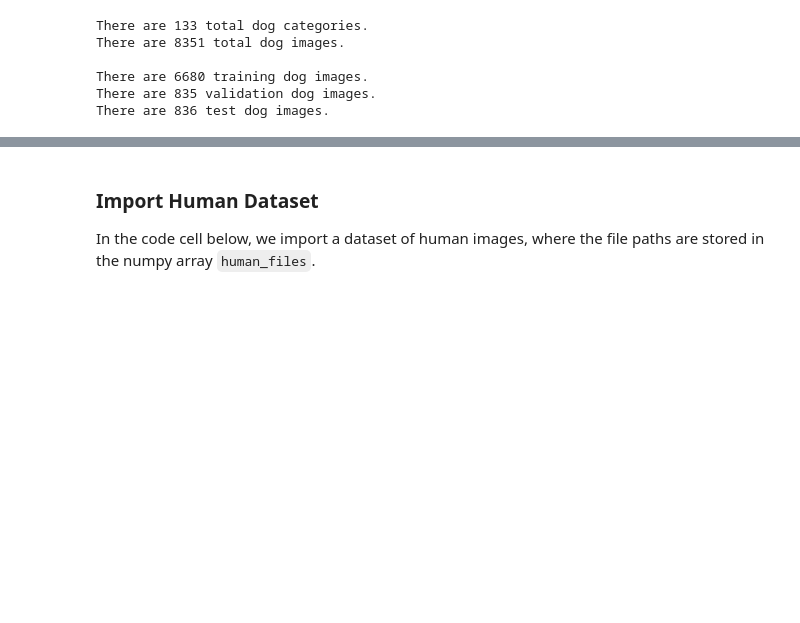
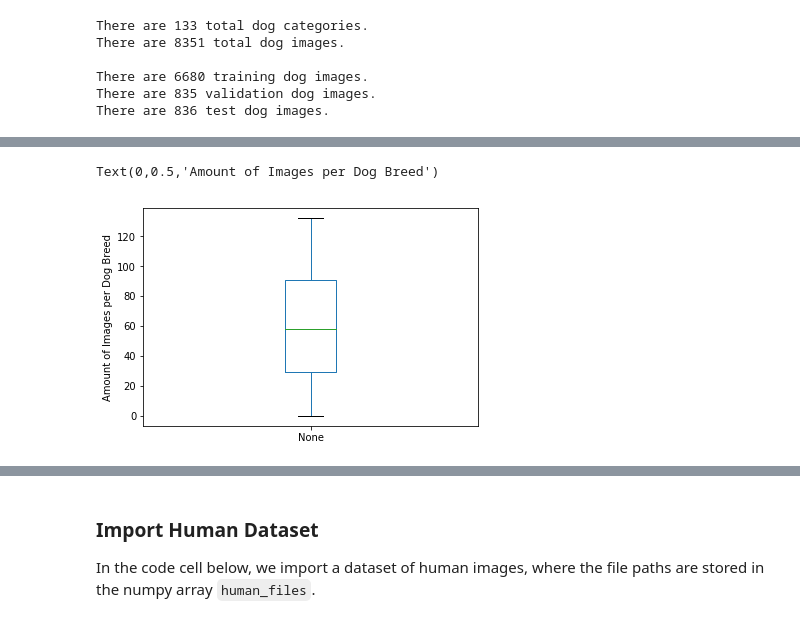
Before and after one commit to mtyadev/dog_breed_classifier, a Jupyter notebook: dog_breed_classifier.ipynb, the cells around one changed output, grey strips where cells are left out. Cells and saved outputs as stored; diff of their text form; code cells hidden in the pictures; blank space fills up the shorter version.

```diff
--- a/dog_breed_classifier.ipynb
+++ b/dog_breed_classifier.ipynb
@@ -91,3 +91,20 @@ There are 8351 total dog images.
 There are 6680 training dog images.
 There are 835 validation dog images.
 There are 836 test dog images.
+# %%
+# Understanding distribution of dog breeds in the training dataset
+
+import pandas as pd
+
+#targets_distribution = np.vstack([train_targets,valid_targets,test_targets])
+
+targets_distribution = pd.DataFrame(data=train_targets)
+
+#targets_distribution
+targets_distribution = targets_distribution.idxmax(axis=1)
+
+ax = targets_distribution.hist(bins = 133);
+
+ax.set_xlabel("dog breeds labeled from 1-133")
+
+targets_distribution.describe()
@@ -93,0 +121,7 @@ There are 836 test dog images.
+# %%
+ax = targets_distribution.plot.box()
+
+ax.set_ylabel("Amount of Images per Dog Breed")
+# %% [output]
+Text(0,0.5,'Amount of Images per Dog Breed')
+[figure, added]
```
Also changed, not shown: parts of 13 cells of this notebook.
